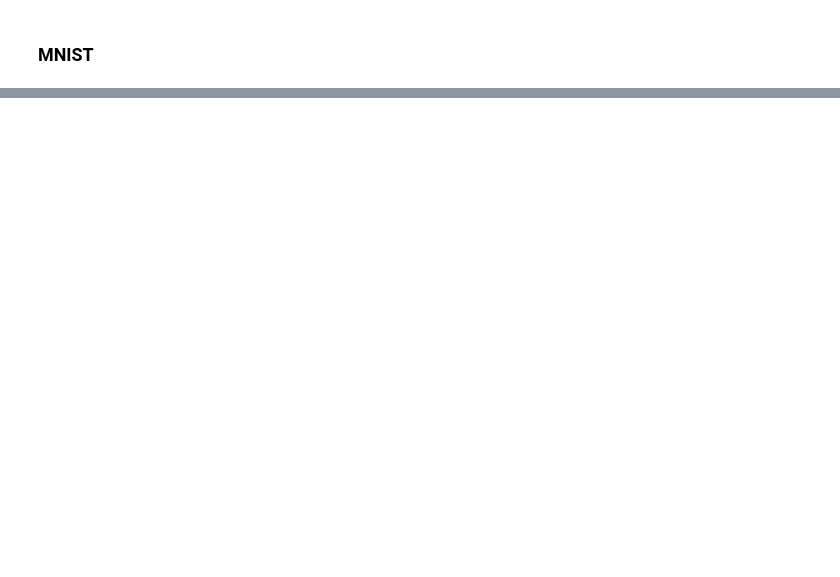
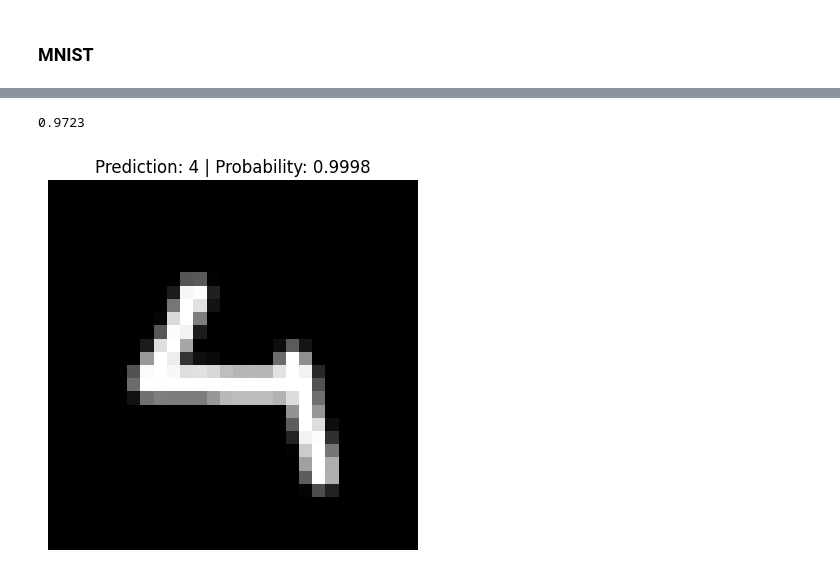
Before and after one commit to ShailPatel27/Innvonix-AI-Learning-Tasks, a Jupyter notebook: AI-ML/T2 Machine Learning Fundamentals/t3_Supervised Learning - Classification/t3_supervisedLearningClassification.ipynb, the cells around one changed output, grey strips where cells are left out. Saved outputs shown, nothing was run; the diff lists cells and outputs as text; code cells hidden in the pictures; blank space fills up the shorter version.

```diff
--- a/AI-ML/T2 Machine Learning Fundamentals/t3_Supervised Learning - Classification/t3_supervisedLearningClassification.ipynb
+++ b/AI-ML/T2 Machine Learning Fundamentals/t3_Supervised Learning - Classification/t3_supervisedLearningClassification.ipynb
@@ -394,0 +428,3 @@ test_data = datasets.MNIST(
+# %%
+loss_fn = nn.CrossEntropyLoss()
+optimizer = torch.optim.Adam(model.parameters(), lr=0.001)
@@ -394,0 +456,46 @@ test_data = datasets.MNIST(
+# %%
+model.eval()
+correct = 0
+total = 0
+
+with torch.no_grad():
+    for images, labels in test_loader:
+        preds = model(images)
+        predicted = preds.argmax(dim=1)
+
+        correct += (predicted == labels).sum().item()
+        total += labels.size(0)
+
+accuracy = correct / total
+print(accuracy)
+# %% [output]
+0.9723
+# %%
+from PIL import Image
+
+img = Image.open("digit.png")
+img = img.convert("L")  # convert to grayscale
+img = img.resize((28, 28))
+# %%
+img = transform(img)
+img = img.unsqueeze(0)
+# %%
+from torchvision.transforms.functional import invert
+
+img = invert(img)
+# %%
+model.eval()
+with torch.no_grad():
+    output = model(img)
+
+prediction = output.argmax(dim=1)
+probabilities = torch.softmax(output, dim=1)
+
+
+
+plt.title(f"Prediction: {prediction.item()} | Probability: {probabilities.max().item():.4f}")
+plt.axis('off')
+plt.imshow(img.squeeze(), cmap="gray")
+plt.show()
+# %% [output]
+[figure, added]
```
Also changed, not shown: parts of 13 cells of this notebook, 4 other files.
